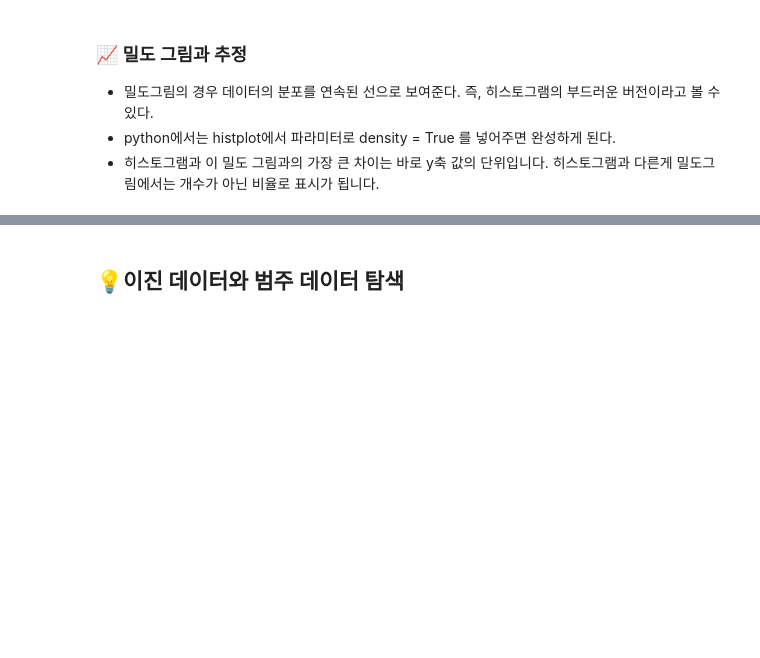
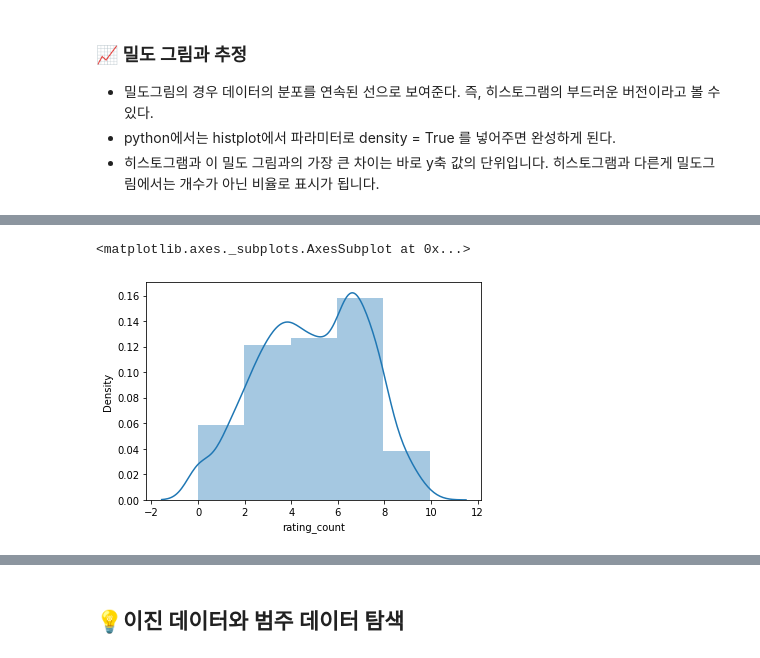
Before and after one commit to ljs7463/Basic_statistic, a Jupyter notebook: 임정석/Statistics_Basic_(1).ipynb, the cells around one changed output, grey strips where cells are left out. Saved outputs shown, nothing was run; the diff lists cells and outputs as text; code cells hidden in the pictures; blank space fills up the shorter version.

```diff
--- a/임정석/Statistics_Basic_(1).ipynb
+++ b/임정석/Statistics_Basic_(1).ipynb
@@ -398,0 +416,5 @@ sns.histplot(state['Population'],bins = 9, kde = True)
+# %%
+sns.distplot(df['rating_count'],bins = 5)
+# %% [output]
+<matplotlib.axes._subplots.AxesSubplot at 0x...>
+[figure, added]
```
Also changed, not shown: parts of 16 cells of this notebook.
